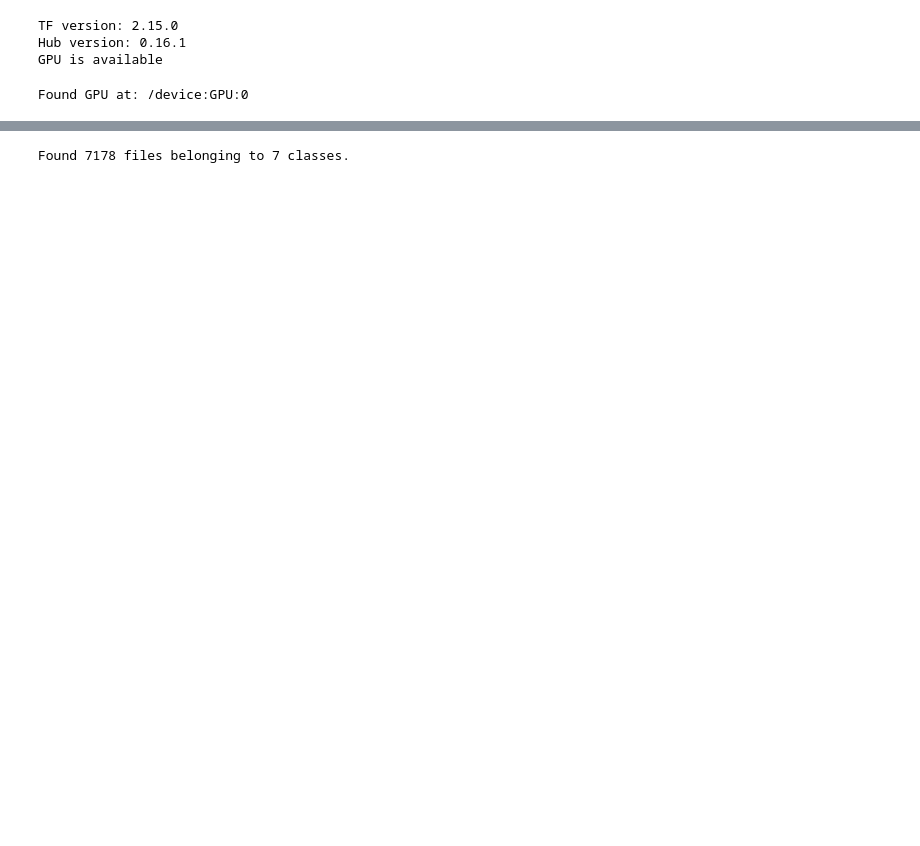
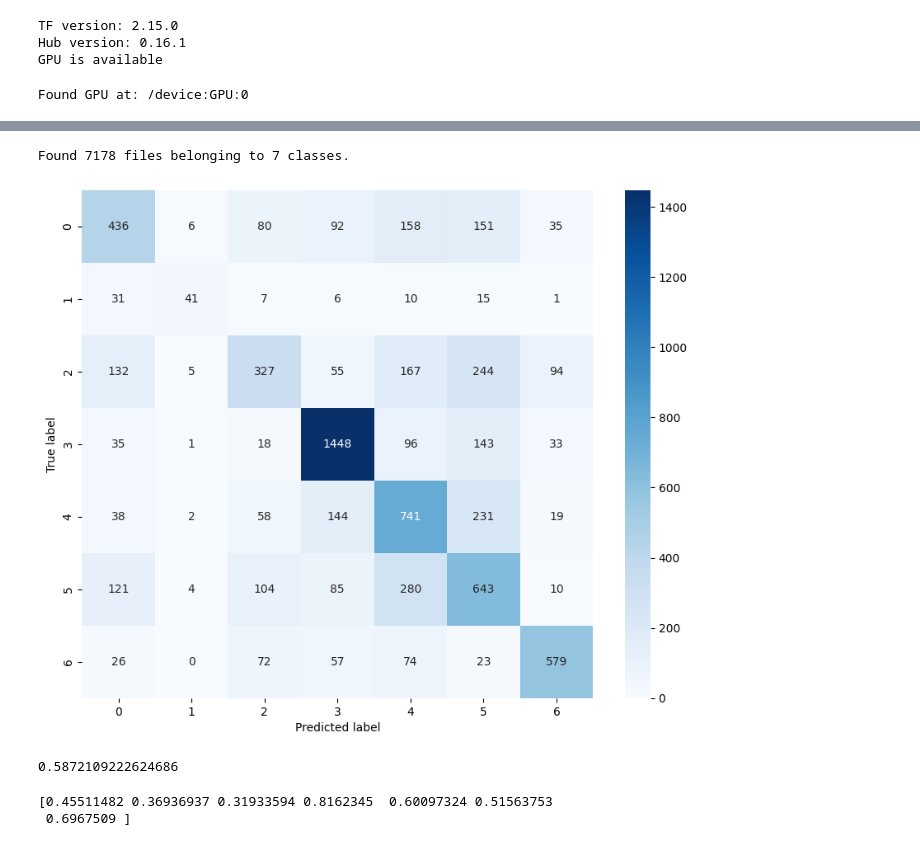
Before and after one commit to JoeyBowman/AppML-Final-Project-2024, a Jupyter notebook: EfficientNet_V2.ipynb, the cells around one changed output, grey strips where cells are left out. Drawn from its saved outputs; the diff is of its cells as text; code cells hidden in the pictures; blank space fills up the shorter version.

```diff
--- a/EfficientNet_V2.ipynb
+++ b/EfficientNet_V2.ipynb
@@ -156,6 +232,6 @@ plt.plot(hist["val_accuracy"])
 # %%
 x, y = next(iter(val_ds))
-image = x[0, :, :, :]
+image = x[0, :, :, :] * 1 / 255
 true_index = np.argmax(y[0])
 plt.imshow(image)
 plt.axis('off')
@@ -174,3 +250,68 @@ Predicted label: neutral
+# %%
+def build_testset():
+    return image_dataset_from_directory(
+                        f"drive/MyDrive/archive/test",
+                        label_mode="categorical",
+                        color_mode="grayscale",
+                        image_size=IMAGE_SIZE,
+                        batch_size=1,
+                        seed=42)
+# %%
+# Build test set
+test_ds = build_testset()
+
+# Apply the preprocessing model to the test dataset
+test_ds = test_ds.map(lambda x, y: (preprocessing_model(x), y))
+# %% [output]
+Found 7178 files belonging to 7 classes.
+# %%
+from sklearn.metrics import confusion_matrix
+predictions = []
+y_true = []
+y_pred = []
+
+for image, label in test_ds:
+    preds = model.predict(image, verbose=0)
+    predictions.append(preds)
+    predicted_label = np.argmax(preds, axis=1)
+    y_true.append(np.argmax(label[0]))
+    y_pred.append(predicted_label[0])
+# %%
+cm = confusion_matrix(y_true, y_pred)
+
+import seaborn as sns
+plt.figure(figsize=(10, 8))
+sns.heatmap(cm, annot=True, fmt='g', cmap='Blues')
+plt.xlabel('Predicted label')
+plt.ylabel('True label')
+plt.show()
+# %% [output]
+[figure, added]
+# %%
+# Calculate accuracy
+y_pred = np.array(y_pred)
+y_true = np.array(y_true)
+
+label_diff = y_pred - y_true
+correct_predictions = len(y_true) - np.count_nonzero(label_diff)
+
+accuracy = correct_predictions / len(y_true)
+
+print(accuracy)
+# %% [output]
+0.5872109222624686
+# %%
+# Find out accuracy of each class
+
+class_acc = np.zeros(len(cm))
+
+for i in range(len(cm)):
+  class_acc[i] = cm[i, i] / np.sum(cm[i, :])
+
+print(class_acc)
+# %% [output]
+[0.45511482 0.36936937 0.31933594 0.8162345  0.60097324 0.51563753
+ 0.6967509 ]
 # %%
 # Find out if this method works for saving the model
 
@@ -187,8 +318,0 @@ def build_testset():
-# %%
-test_ds = build_testset()
-test_size = test_ds.cardinality().numpy()
-test_ds = test_ds.unbatch().batch(BATCH_SIZE)
-test_ds = test_ds.map(lambda images, labels:
-                    (normalization_layer(images), labels))
-# %% [output]
-Found 7178 files belonging to 7 classes.
```
Also changed, not shown: parts of 21 cells of this notebook.
